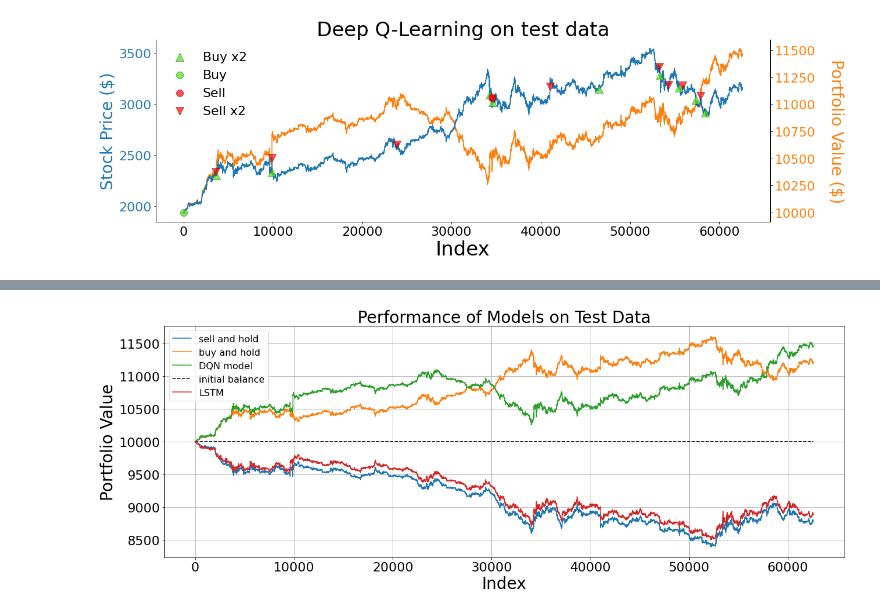
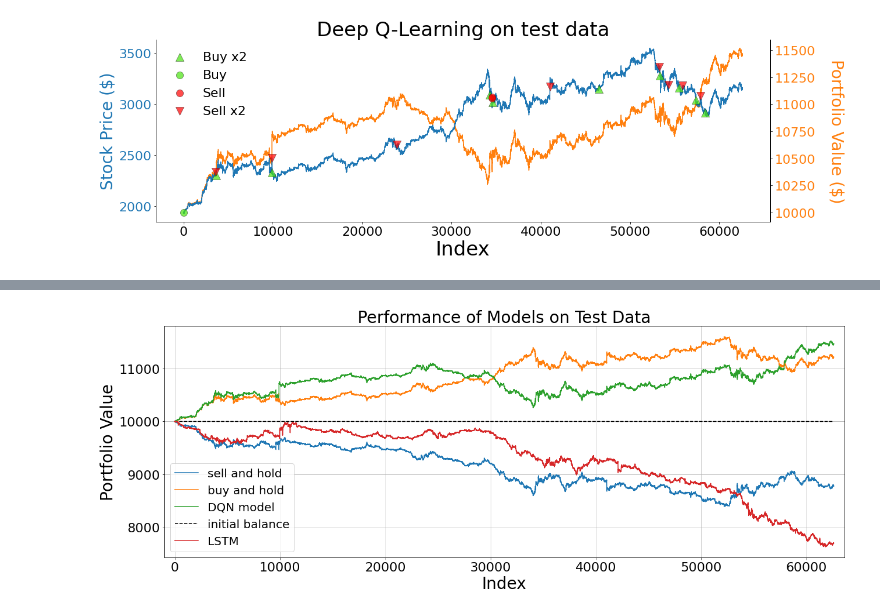
Before and after one commit to YAOS5/Amazon-Trading-Bot, a Jupyter notebook: presentation_plots.ipynb, the cells around one changed output, grey strips where cells are left out. Drawn from its saved outputs; the diff is of its cells as text; code cells hidden in the pictures.

Commit message:
updated plots in report with LSTM

```diff
--- a/presentation_plots.ipynb
+++ b/presentation_plots.ipynb
@@ -352,3 +349,6 @@ for i in range(len(test_data)):
 plot(prices, actions, portfolio_values, right_y_adjust=1.12, title="Deep Q-Learning on test data")
 # %% [output]
 [figure]
+# %%
+# For this, make sure you run LSTM.py to obtain the LSTM logs file first
+lstm = pd.read_csv(extra_path + "LSTM_portfolio_values_with_tc", header=None, names=["index","portfolio_values"])
@@ -355,23 +362,26 @@ plot(prices, actions, portfolio_values, right_y_adjust=1.12, title="Deep Q-Learn
 # %%
 SMALL, MED, LARGE = 22, 28, 34
+MARGIN = 1000
 
 fig, ax = plt.subplots(figsize=(18,7))
 length_index = len(sell_logs.portfolio)
 
 plt.plot(np.arange(0, length_index), sell_logs.portfolio, label="sell and hold")
 plt.plot(np.arange(0, length_index), buy_logs.portfolio, label="buy and hold")
 plt.plot(np.arange(0, length_index), portfolio_values, label="DQN model")
 plt.plot(np.arange(0, length_index), [10_000]*length_index, c='k', linestyle='dashed', label="initial balance")
-plt.plot(np.arange(0, length_index), [10_000]*37 + lstm.portfolio_values.to_list(), label="LSTM")
+plt.plot(np.arange(0, length_index), lstm.portfolio_values.to_list()[:-1082], label="LSTM")
 
 plt.xlabel("Index", fontsize=MED)
 plt.ylabel("Portfolio Value", fontsize=MED)
 plt.title("Performance of Models on Test Data", fontsize=MED)
 
-plt.legend(fontsize=16)
+plt.legend(fontsize=20)
 plt.grid()
 plt.tight_layout()
 
+plt.xlim([-MARGIN, length_index+MARGIN])
+
 plt.savefig("test_data_good2")
 # %% [output]
-[figure, old version]
+[figure, new version]
```
Also changed, not shown: parts of 3 cells of this notebook, 2 other files.
